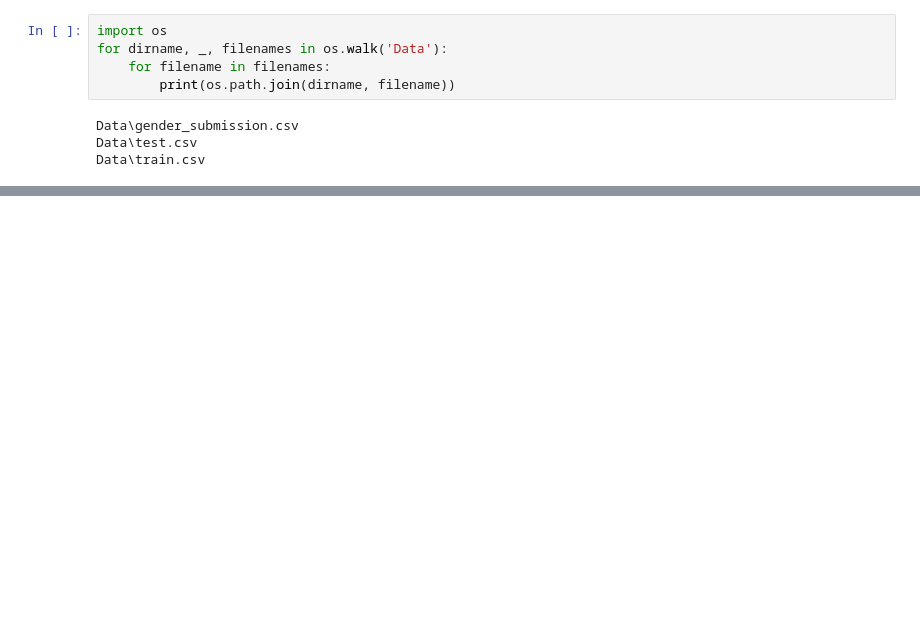
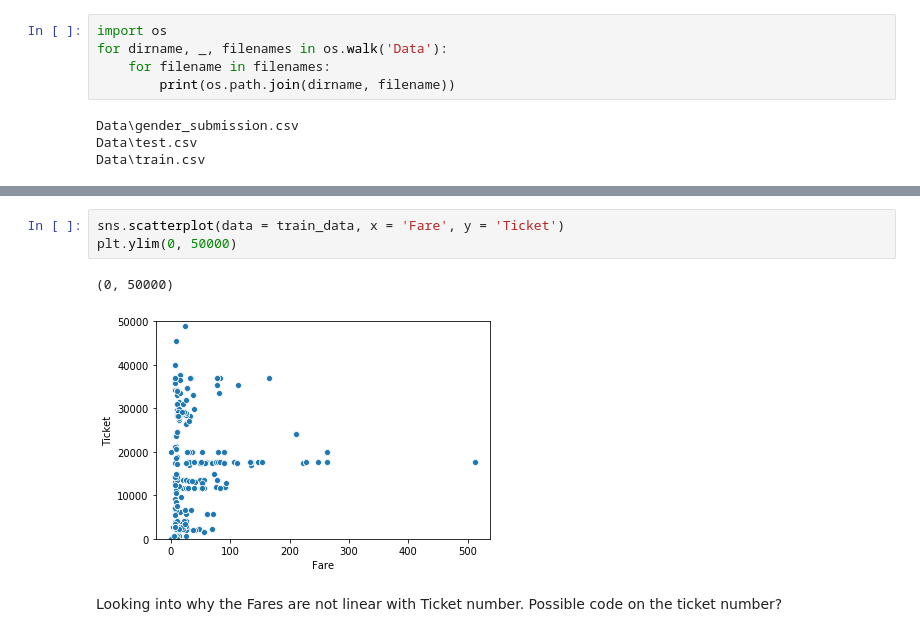
Before and after one commit to RationalGit/Kaggle-Titanic-ML, a Jupyter notebook: Notebook_1.ipynb, the cells around one changed output, grey strips where cells are left out. Drawn from its saved outputs; the diff is of its cells as text; blank space fills up the shorter version.

```diff
--- a/Notebook_1.ipynb
+++ b/Notebook_1.ipynb
@@ -52,0 +223,9 @@ Training a model - Random Forest to start
+# %%
+sns.scatterplot(data = train_data, x = 'Fare', y = 'Ticket')
+plt.ylim(0, 50000)
+# %% [output]
+(0, 50000)
+[figure, added]
+# %% [markdown]
+Looking into why the Fares are not linear with Ticket number.
+Possible code on the ticket number?
```
Also changed, not shown: parts of 32 cells of this notebook, 2 other files.
